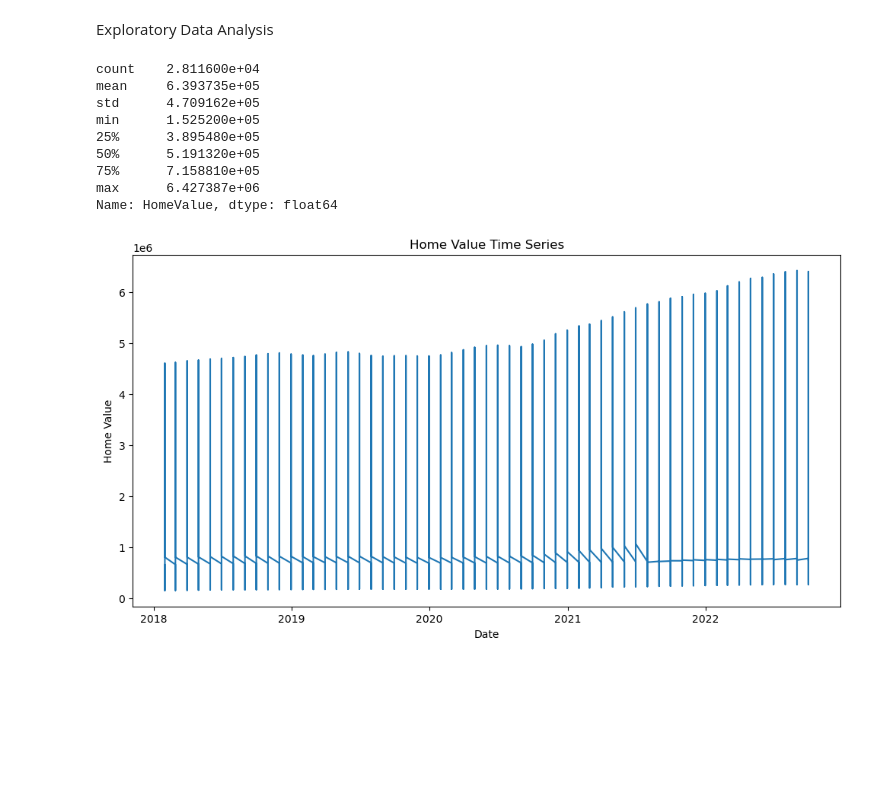
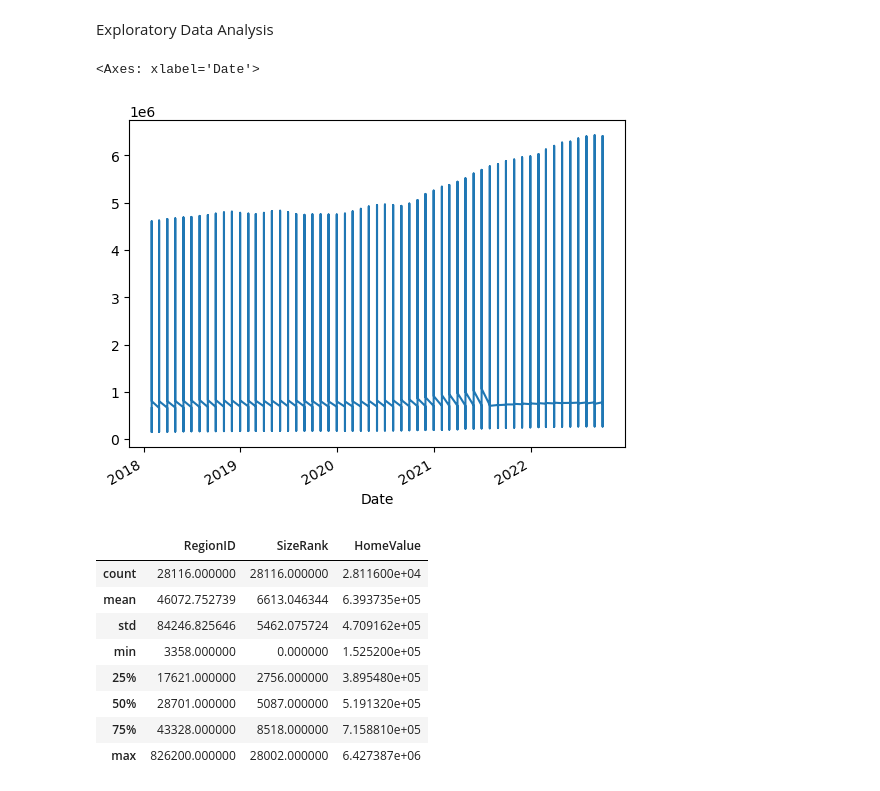
Before and after one commit to JamesCraig35/Preparing-Time-Series-from-Wide-Form-Data--Core-, a Jupyter notebook: Gridsearch SARIMA Models (Core).ipynb, the cells around one changed output. Drawn from its saved outputs; the diff is of its cells as text; code cells hidden in the pictures; blank space fills up the shorter version.

```diff
--- a/Gridsearch SARIMA Models (Core).ipynb
+++ b/Gridsearch SARIMA Models (Core).ipynb
@@ -259,24 +266,20 @@ memory usage: 2.1+ MB
 # %% [markdown]
 Exploratory Data Analysis
+# %%
+ts_home_value = ts['HomeValue']
+ts['HomeValue'].plot()
+# %% [output]
+<Axes: xlabel='Date'>
+[figure, added]
 # %%
-ts['HomeValue'].describe()
+ts.describe()
 # %% [output]
-count    2.811600e+04
-mean     6.393735e+05
-std      4.709162e+05
-min      1.525200e+05
-25%      3.895480e+05
-50%      5.191320e+05
-75%      7.158810e+05
-max      6.427387e+06
-Name: HomeValue, dtype: float64
+|  | RegionID | SizeRank | HomeValue |
+| count | 28116.000000 | 28116.000000 | 2.811600e+04 |
+| mean | 46072.752739 | 6613.046344 | 6.393735e+05 |
+| std | 84246.825646 | 5462.075724 | 4.709162e+05 |
+| min | 3358.000000 | 0.000000 | 1.525200e+05 |
+| 25% | 17621.000000 | 2756.000000 | 3.895480e+05 |
+| 50% | 28701.000000 | 5087.000000 | 5.191320e+05 |
+| 75% | 43328.000000 | 8518.000000 | 7.158810e+05 |
+| max | 826200.000000 | 28002.000000 | 6.427387e+06 |
-# %%
-# Plot the time series data
-plt.figure(figsize=(12, 6))
-plt.plot(ts['HomeValue'])
-plt.title('Home Value Time Series')
-plt.xlabel('Date')
-plt.ylabel('Home Value')
-plt.show()
-# %% [output]
-[figure, removed]
```
Also changed, not shown: parts of 25 cells of this notebook.
